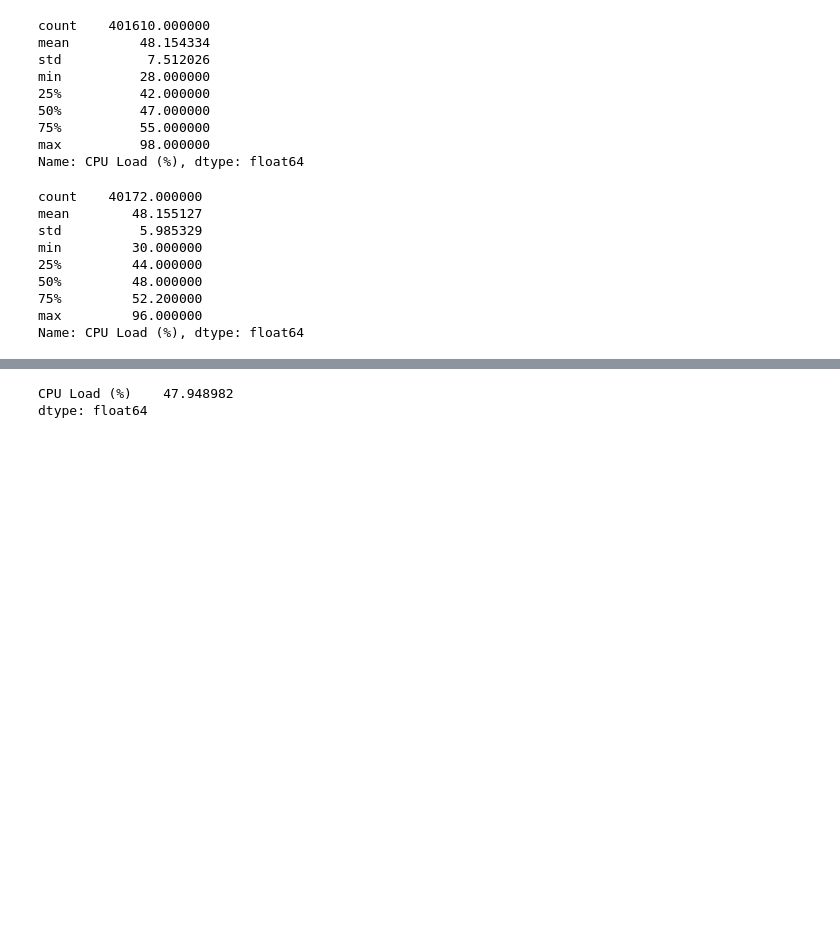
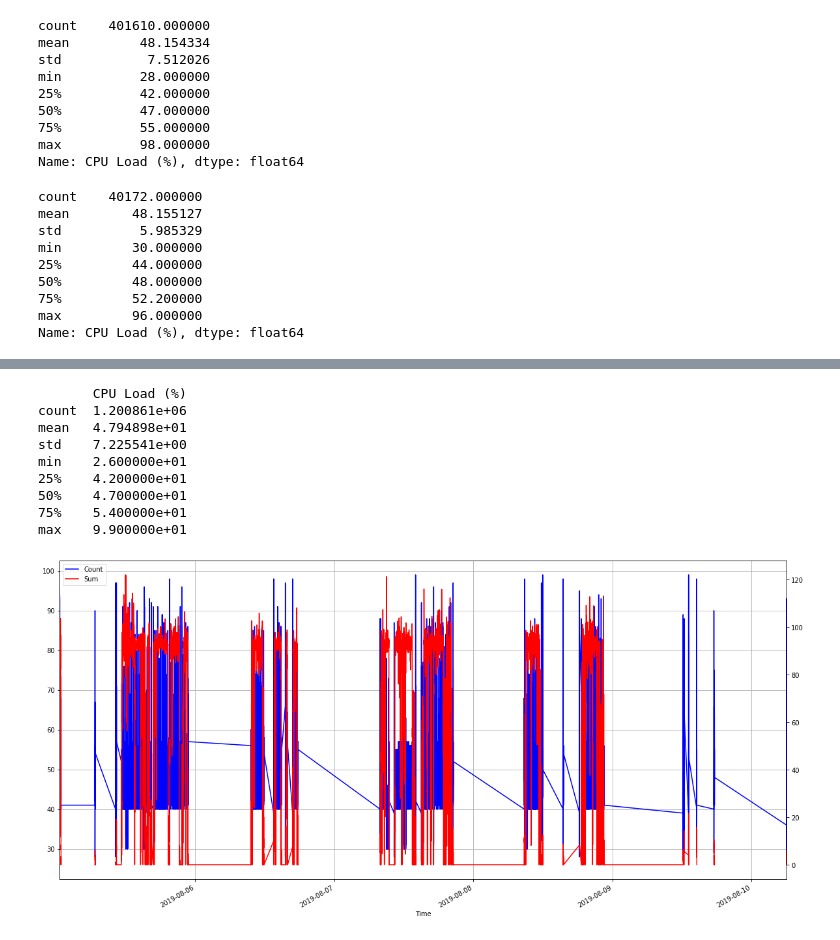
Before and after one commit to UNCG-CSE/Volvo_Truck_Analytics, a Jupyter notebook: src/Truck 1 Analysis.ipynb, the cells around one changed output, grey strips where cells are left out. Saved outputs shown, nothing was run; the diff lists cells and outputs as text; code cells hidden in the pictures; blank space fills up the shorter version.

```diff
--- a/src/Truck 1 Analysis.ipynb
+++ b/src/Truck 1 Analysis.ipynb
@@ -228,7 +232,29 @@ for i in Days:
 # %%
 date3day = truck1Df["2019-08-05":"2019-08-10"]
 CPU3day = date3day[['CPU Load (%)']].ffill().bfill()
-CPU3day.mean()
+print(CPU3day.describe())
 # %% [output]
-CPU Load (%)    47.948982
-dtype: float64
+       CPU Load (%)
+count  1.200861e+06
+mean   4.794898e+01
+std    7.225541e+00
+min    2.600000e+01
+25%    4.200000e+01
+50%    4.700000e+01
+75%    5.400000e+01
+max    9.900000e+01
+# %%
+plt.figure(figsize=(20, 10))
+
+
+ax1 = date3day['CPU Load (%)'].plot(color='blue', grid=True, label='Count')
+ax2 = date3day['Speed (km/hr)'].plot(color='red', grid=True, secondary_y=True, label='Sum')
+
+h1, l1 = ax1.get_legend_handles_labels()
+h2, l2 = ax2.get_legend_handles_labels()
+
+
+plt.legend(h1+h2, l1+l2, loc=2)
+plt.show()
+# %% [output]
+[figure, added]
```
Also changed, not shown: parts of 21 cells of this notebook.
